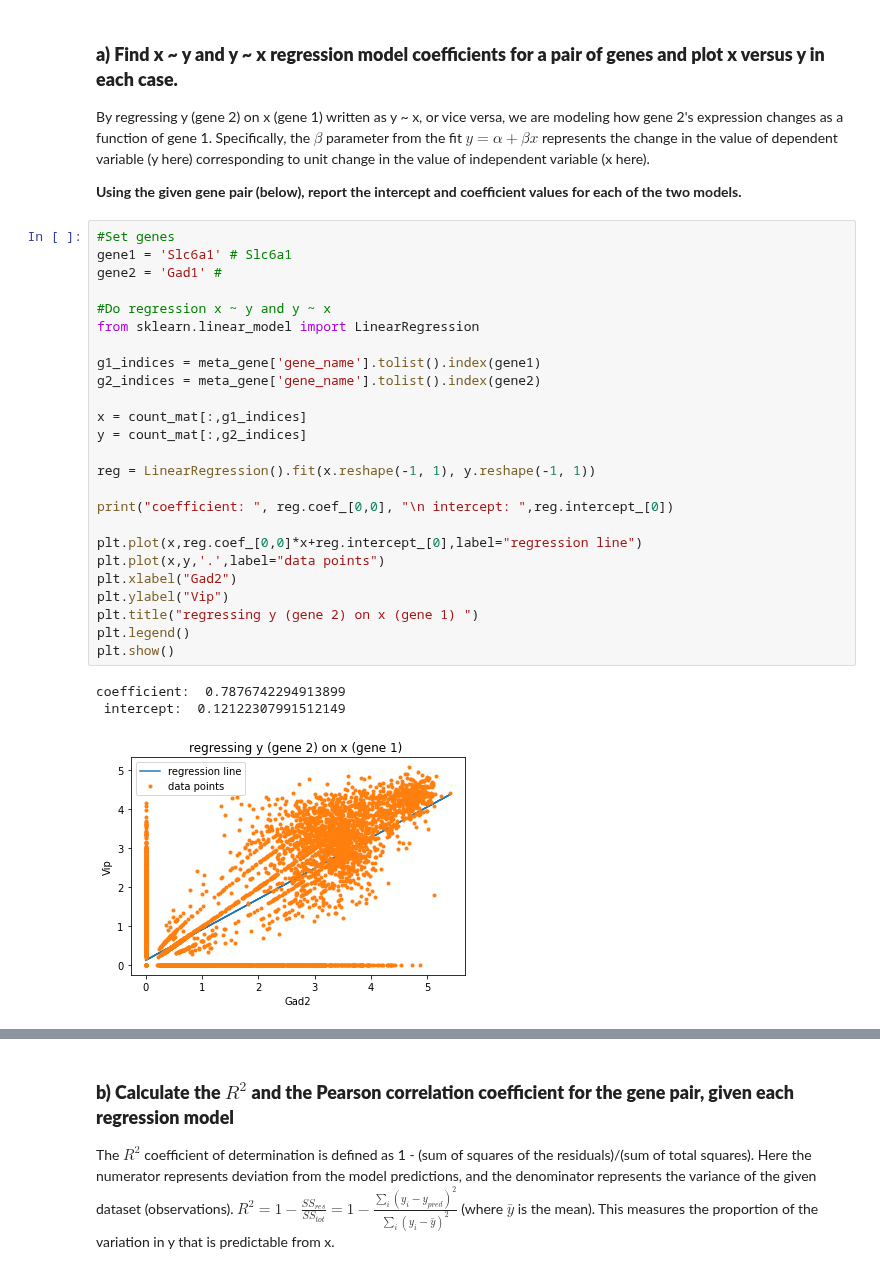
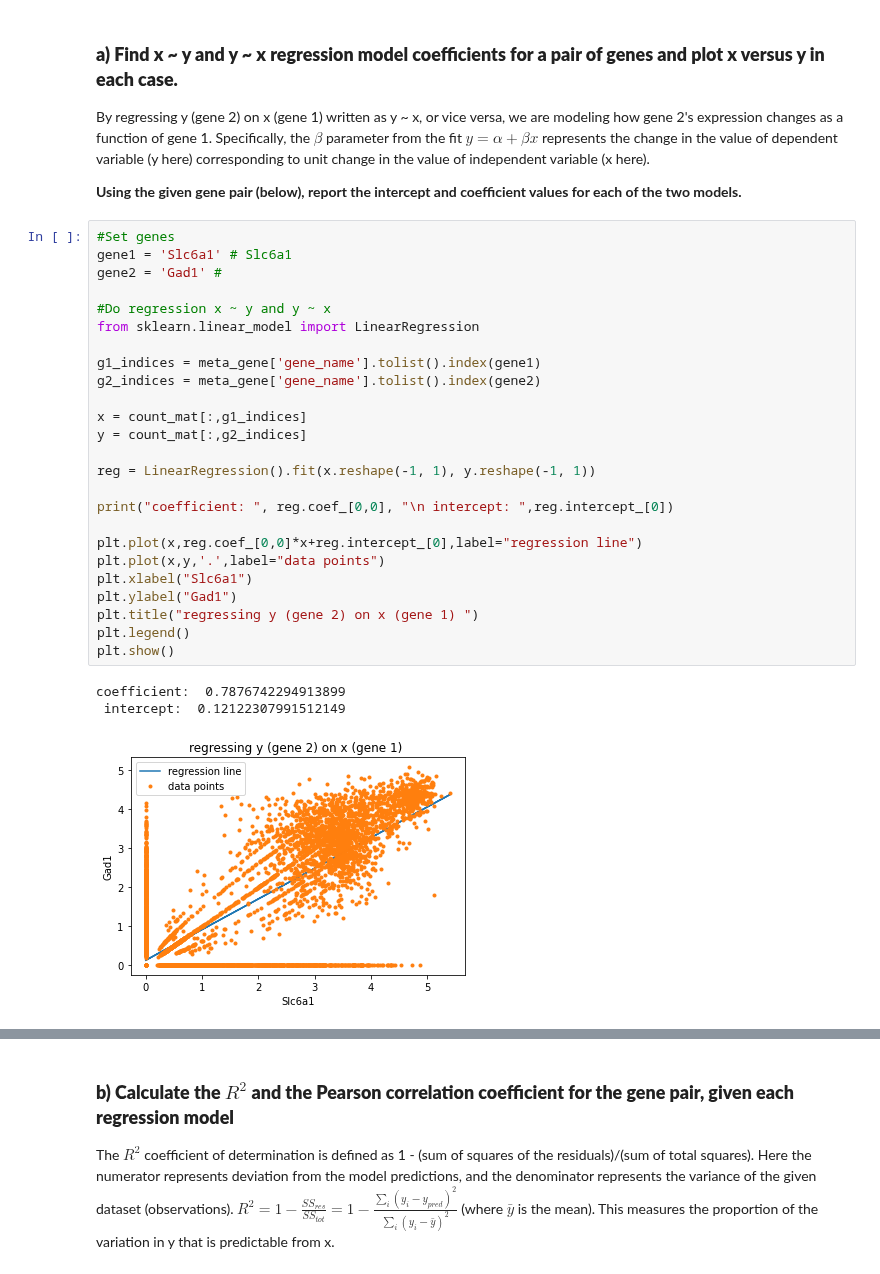
Before and after one commit to SaberaTalukder/Chen_Institute_DataSAI_for_Neuroscience, a Jupyter notebook: 07_11_22_day5_single_cell_and_hypothesis_testing/code/solutions/SOLUTIONS_regressionColabExercises.ipynb, the cells around one changed output, grey strips where cells are left out. Drawn from its saved outputs; the diff is of its cells as text.

```diff
--- a/07_11_22_day5_single_cell_and_hypothesis_testing/code/solutions/SOLUTIONS_regressionColabExercises.ipynb
+++ b/07_11_22_day5_single_cell_and_hypothesis_testing/code/solutions/SOLUTIONS_regressionColabExercises.ipynb
@@ -170,32 +171,32 @@ By regressing y (gene 2) on x (gene 1) written as y ~ x, or vice versa, we are m
 # %%
 #Set genes
 gene1 = 'Slc6a1' # Slc6a1
 gene2 = 'Gad1' #
 
 #Do regression x ~ y and y ~ x
 from sklearn.linear_model import LinearRegression
 
 g1_indices = meta_gene['gene_name'].tolist().index(gene1)
 g2_indices = meta_gene['gene_name'].tolist().index(gene2)
 
 x = count_mat[:,g1_indices]
 y = count_mat[:,g2_indices]
 
 reg = LinearRegression().fit(x.reshape(-1, 1), y.reshape(-1, 1))
 
 print("coefficient: ", reg.coef_[0,0], "\n intercept: ",reg.intercept_[0])
 
 plt.plot(x,reg.coef_[0,0]*x+reg.intercept_[0],label="regression line")
 plt.plot(x,y,'.',label="data points")
-plt.xlabel("Gad2")
-plt.ylabel("Vip")
+plt.xlabel("Slc6a1")
+plt.ylabel("Gad1")
 plt.title("regressing y (gene 2) on x (gene 1) ")
 plt.legend()
 plt.show()
 # %% [output]
 coefficient:  0.7876742294913899
  intercept:  0.12122307991512149
-[figure, old version]
+[figure, new version]
 # %%
 reg = LinearRegression().fit(y.reshape(-1, 1), x.reshape(-1, 1))
 
```
Also changed, not shown: parts of 6 cells of this notebook.
